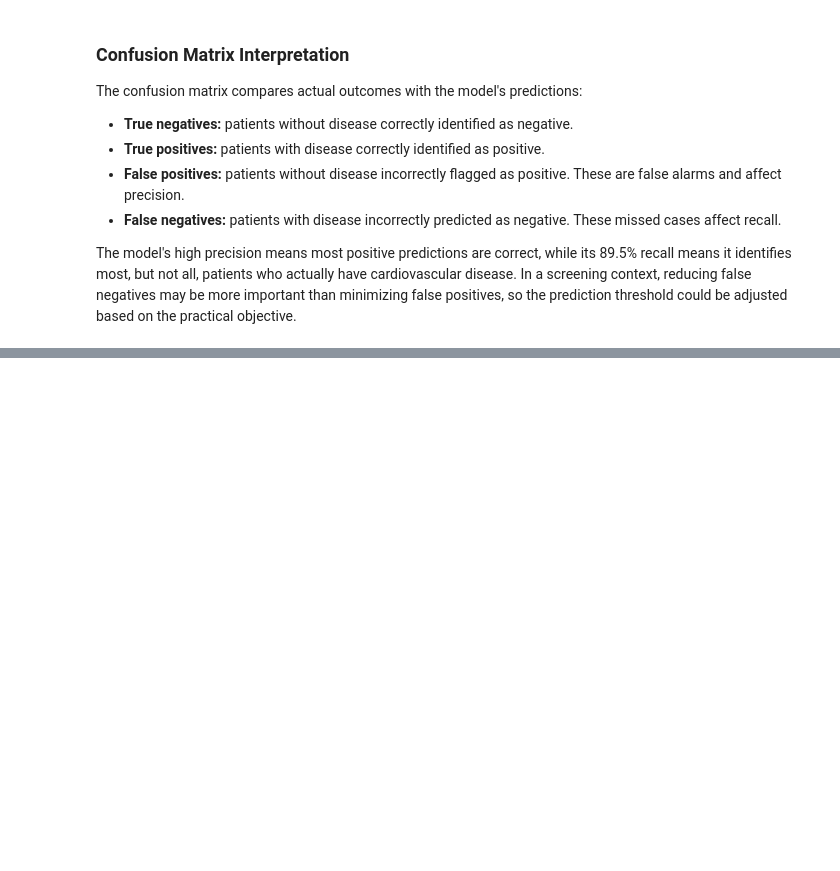
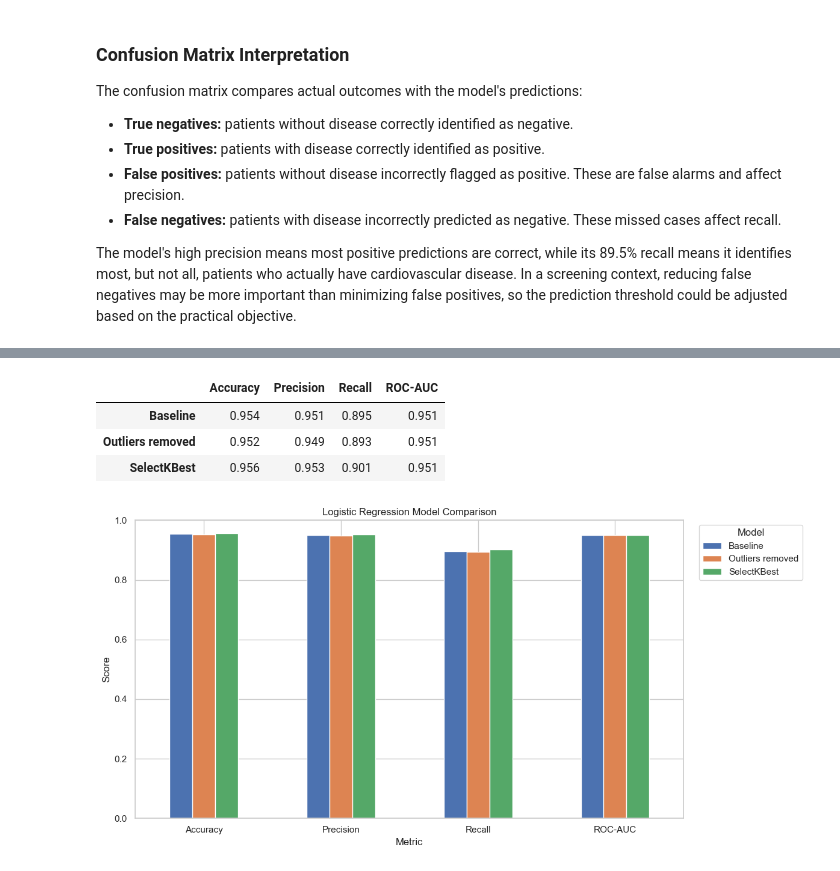
Before and after one commit to minat-hub/Data-Analytics-Project, a Jupyter notebook: data_analytics_project.ipynb, the cells around one changed output, grey strips where cells are left out. Saved outputs shown, nothing was run; the diff lists cells and outputs as text; code cells hidden in the pictures; blank space fills up the shorter version.

```diff
--- a/data_analytics_project.ipynb
+++ b/data_analytics_project.ipynb
@@ -342,0 +430,45 @@ The model's high precision means most positive predictions are correct, while it
+# %%
+# Compare baseline, outlier-removal, and SelectKBest logistic regression results
+baseline_metrics = {
+    "Accuracy": accuracy_score(y_test, y_pred),
+    "Precision": precision_score(y_test, y_pred),
+    "Recall": recall_score(y_test, y_pred),
+    "ROC-AUC": roc_auc_score(y_test, y_probability),
+}
+
+outlier_metrics = {
+    "Accuracy": accuracy_score(y_test, outlier_predictions),
+    "Precision": precision_score(y_test, outlier_predictions),
+    "Recall": recall_score(y_test, outlier_predictions),
+    "ROC-AUC": roc_auc_score(y_test, outlier_probabilities),
+}
+
+selectk_metrics = {
+    "Accuracy": accuracy_score(y_test, selectk_predictions),
+    "Precision": precision_score(y_test, selectk_predictions),
+    "Recall": recall_score(y_test, selectk_predictions),
+    "ROC-AUC": roc_auc_score(y_test, selectk_probabilities),
+}
+
+comparison = pd.DataFrame(
+    [baseline_metrics, outlier_metrics, selectk_metrics],
+    index=["Baseline", "Outliers removed", "SelectKBest"],
+).round(3)
+
+display(comparison)
+
+comparison.T.plot(kind="bar", figsize=(12, 6))
+plt.title("Logistic Regression Model Comparison")
+plt.xlabel("Metric")
+plt.ylabel("Score")
+plt.xticks(rotation=0)
+plt.ylim(0, 1)
+plt.legend(title="Model", bbox_to_anchor=(1.02, 1), loc="upper left")
+plt.tight_layout()
+plt.show()
+# %% [output]
+|  | Accuracy | Precision | Recall | ROC-AUC |
+| Baseline | 0.954 | 0.951 | 0.895 | 0.951 |
+| Outliers removed | 0.952 | 0.949 | 0.893 | 0.951 |
+| SelectKBest | 0.956 | 0.953 | 0.901 | 0.951 |
+[figure, added]
```
Also changed, not shown: parts of 22 cells of this notebook, 1 other file.
